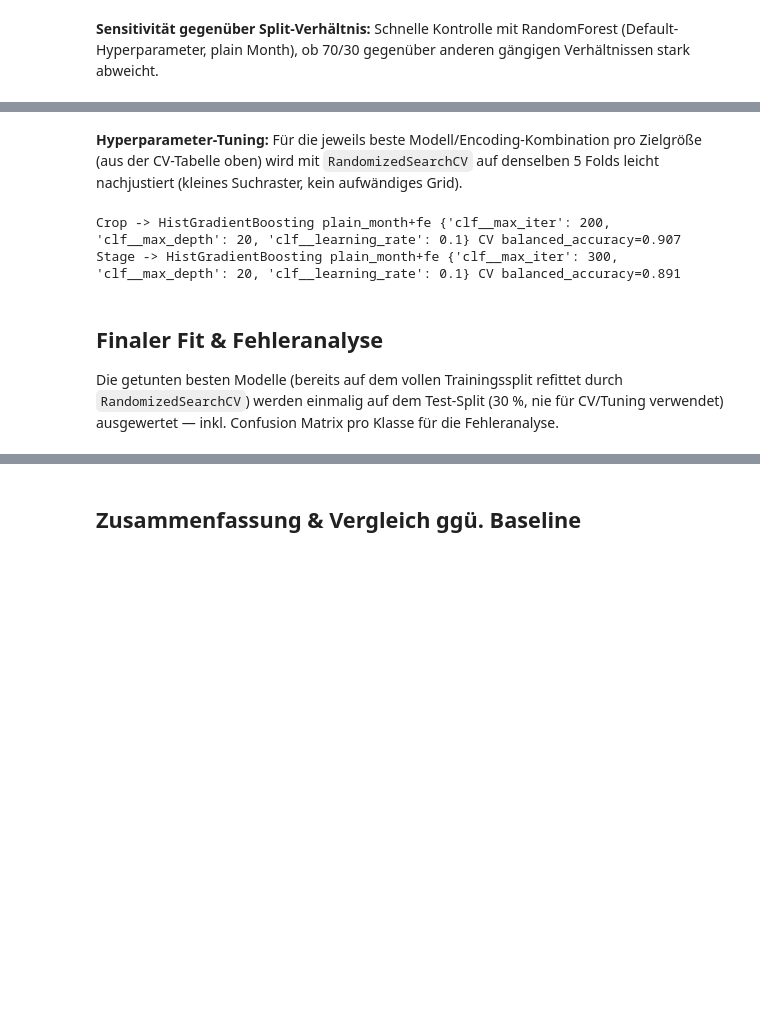
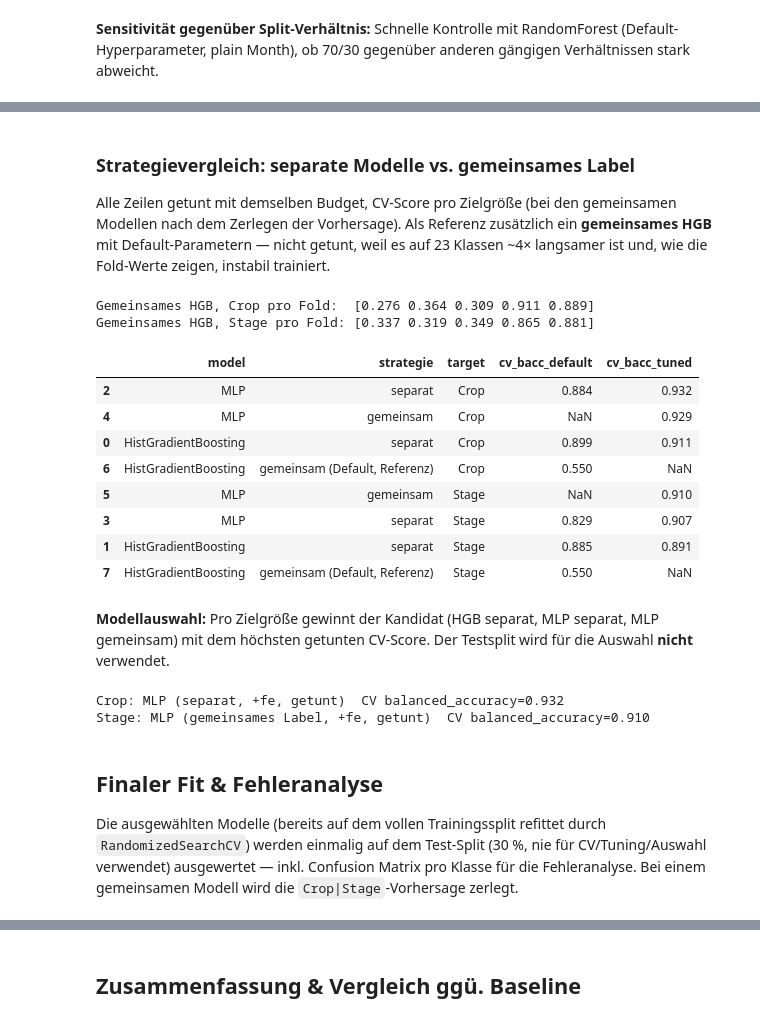
Before and after one commit to PavithV/LandwirtschaftsProjekt, a Jupyter notebook: milestone2_model.ipynb, the cells around one changed output, grey strips where cells are left out. Saved outputs shown, nothing was run; the diff lists cells and outputs as text; code cells hidden in the pictures; blank space fills up the shorter version.

```diff
--- a/milestone2_model.ipynb
+++ b/milestone2_model.ipynb
@@ -289,33 +337,48 @@ strategy_cv.round(3)
 # %% [markdown]
-**Hyperparameter-Tuning:** Für die jeweils beste Modell/Encoding-Kombination pro Zielgröße (aus der CV-Tabelle oben) wird mit `RandomizedSearchCV` auf denselben 5 Folds leicht nachjustiert (kleines Suchraster, kein aufwändiges Grid).
+### Strategievergleich: separate Modelle vs. gemeinsames Label
+
+Alle Zeilen getunt mit demselben Budget, CV-Score pro Zielgröße (bei den gemeinsamen Modellen nach dem Zerlegen der Vorhersage). Als Referenz zusätzlich ein **gemeinsames HGB** mit Default-Parametern — nicht getunt, weil es auf 23 Klassen ~4× langsamer ist und, wie die Fold-Werte zeigen, instabil trainiert.
 # %%
-param_grids = {
-    'RandomForest': {'clf__n_estimators': [100, 200, 300], 'clf__max_depth': [None, 15, 30]},
-    'HistGradientBoosting': {'clf__max_iter': [100, 200, 300], 'clf__learning_rate': [0.05, 0.1, 0.2], 'clf__max_depth': [None, 10, 20]},
-    'MLP': {'clf__hidden_layer_sizes': [(128,), (128, 64), (256, 128)], 'clf__alpha': [1e-4, 1e-3, 1e-2],
-            'clf__learning_rate_init': [5e-4, 1e-3]},
-}
+joint_hgb = cross_validate(make_pipe(HistGradientBoostingClassifier(random_state=RANDOM_STATE)), X_fe_train, combo_train,
+                           cv=cv_folds, scoring={'crop': joint_scoring['crop'], 'stage': joint_scoring['stage']}, n_jobs=-1)
+print('Gemeinsames HGB, Crop pro Fold: ', joint_hgb['test_crop'].round(3))
+print('Gemeinsames HGB, Stage pro Fold:', joint_hgb['test_stage'].round(3))
 
-best_per_target = {}
-for target_name in ['Crop', 'Stage']:
-    top = cv_results[cv_results['target'] == target_name].iloc[0]
-    model_name, feat_name = top['model'], top['feature_set']
-    search = RandomizedSearchCV(make_pipe(model_factories[model_name]()), param_grids[model_name], n_iter=8, cv=cv_folds,
-                                scoring='balanced_accuracy', random_state=RANDOM_STATE, n_jobs=-1)
-    search.fit(feature_sets[feat_name]['train'], targets[target_name])
-    best_per_target[target_name] = {
-        'model_name': model_name,
-        'feat_name': feat_name,
-        'best_estimator': search.best_estimator_,
-        'best_params': search.best_params_,
-        'cv_best_score': search.best_score_,
-    }
-    print(target_name, '->', model_name, feat_name, search.best_params_, f"CV balanced_accuracy={search.best_score_:.3f}")
+tuning_rows.append({'model': 'HistGradientBoosting', 'strategie': 'gemeinsam (Default, Referenz)', 'target': 'Crop',
+                    'cv_bacc_default': joint_hgb['test_crop'].mean(), 'cv_bacc_tuned': np.nan})
+tuning_rows.append({'model': 'HistGradientBoosting', 'strategie': 'gemeinsam (Default, Referenz)', 'target': 'Stage',
+                    'cv_bacc_default': joint_hgb['test_stage'].mean(), 'cv_bacc_tuned': np.nan})
+tuning_results = pd.DataFrame(tuning_rows).sort_values(['target', 'cv_bacc_tuned'], ascending=[True, False])
+tuning_results.round(3)
 # %% [output]
-Crop -> HistGradientBoosting plain_month+fe {'clf__max_iter': 200, 'clf__max_depth': 20, 'clf__learning_rate': 0.1} CV balanced_accuracy=0.907
-Stage -> HistGradientBoosting plain_month+fe {'clf__max_iter': 300, 'clf__max_depth': 20, 'clf__learning_rate': 0.1} CV balanced_accuracy=0.891
+Gemeinsames HGB, Crop pro Fold:  [0.276 0.364 0.309 0.911 0.889]
+Gemeinsames HGB, Stage pro Fold: [0.337 0.319 0.349 0.865 0.881]
+|  | model | strategie | target | cv_bacc_default | cv_bacc_tuned |
+| 2 | MLP | separat | Crop | 0.884 | 0.932 |
+| 4 | MLP | gemeinsam | Crop | NaN | 0.929 |
+| 0 | HistGradientBoosting | separat | Crop | 0.899 | 0.911 |
+| 6 | HistGradientBoosting | gemeinsam (Default, Referenz) | Crop | 0.550 | NaN |
+| 5 | MLP | gemeinsam | Stage | NaN | 0.910 |
+| 3 | MLP | separat | Stage | 0.829 | 0.907 |
+| 1 | HistGradientBoosting | separat | Stage | 0.885 | 0.891 |
+| 7 | HistGradientBoosting | gemeinsam (Default, Referenz) | Stage | 0.550 | NaN |
+# %% [markdown]
+**Modellauswahl:** Pro Zielgröße gewinnt der Kandidat (HGB separat, MLP separat, MLP gemeinsam) mit dem höchsten getunten CV-Score. Der Testsplit wird für die Auswahl **nicht** verwendet.
+# %%
+best_per_target = {}
+for target_name in ['Crop', 'Stage']:
+    candidates = [(info['cv'][target_name], model_name, strat) for (model_name, strat), info in tuned.items()
+                  if target_name in info['cv']]
+    score, model_name, strat = max(candidates)
+    best_per_target[target_name] = {'model_name': model_name, 'joint': strat == 'Joint', 'cv_best_score': score,
+                                    'best_estimator': tuned[(model_name, strat)]['estimator'],
+                                    'label': f"{model_name} ({'gemeinsames Label' if strat == 'Joint' else 'separat'}, +fe, getunt)"}
+    print(f"{target_name}: {best_per_target[target_name]['label']}  CV balanced_accuracy={score:.3f}")
+# %% [output]
+Crop: MLP (separat, +fe, getunt)  CV balanced_accuracy=0.932
+Stage: MLP (gemeinsames Label, +fe, getunt)  CV balanced_accuracy=0.910
 # %% [markdown]
 ## Finaler Fit & Fehleranalyse
 
-Die getunten besten Modelle (bereits auf dem vollen Trainingssplit refittet durch `RandomizedSearchCV`) werden einmalig auf dem Test-Split (30 %, nie für CV/Tuning verwendet) ausgewertet — inkl. Confusion Matrix pro Klasse für die Fehleranalyse.
+Die ausgewählten Modelle (bereits auf dem vollen Trainingssplit refittet durch `RandomizedSearchCV`) werden einmalig auf dem Test-Split (30 %, nie für CV/Tuning/Auswahl verwendet) ausgewertet — inkl. Confusion Matrix pro Klasse für die Fehleranalyse. Bei einem gemeinsamen Modell wird die `Crop|Stage`-Vorhersage zerlegt.
 # %%
```
Also changed, not shown: parts of 11 cells of this notebook, 2 other files.
